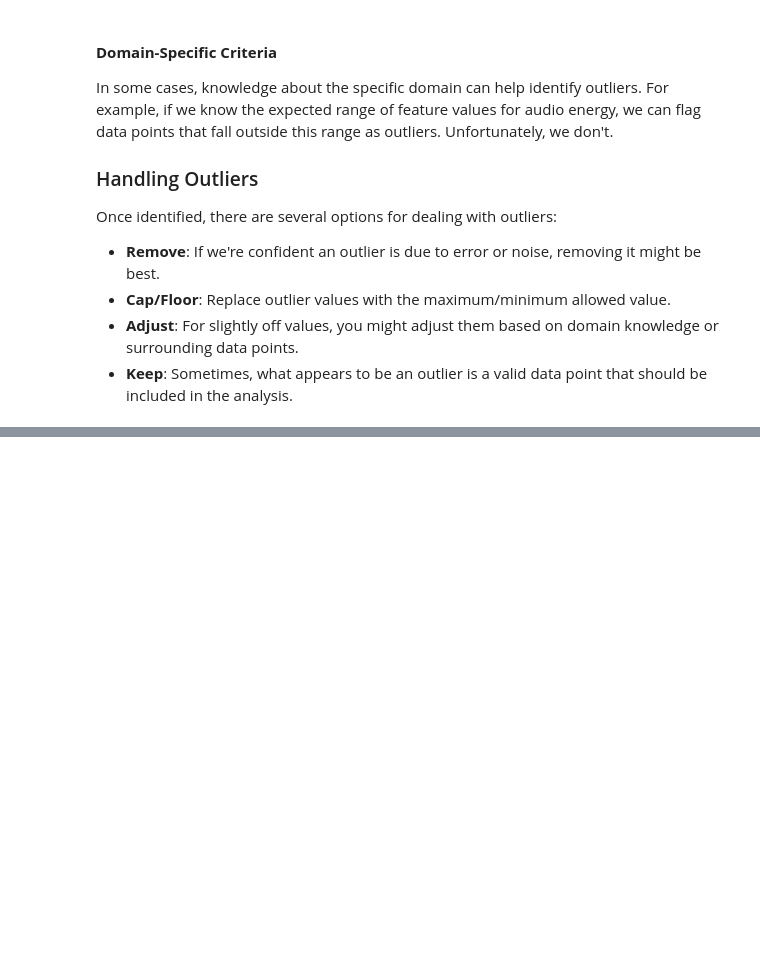
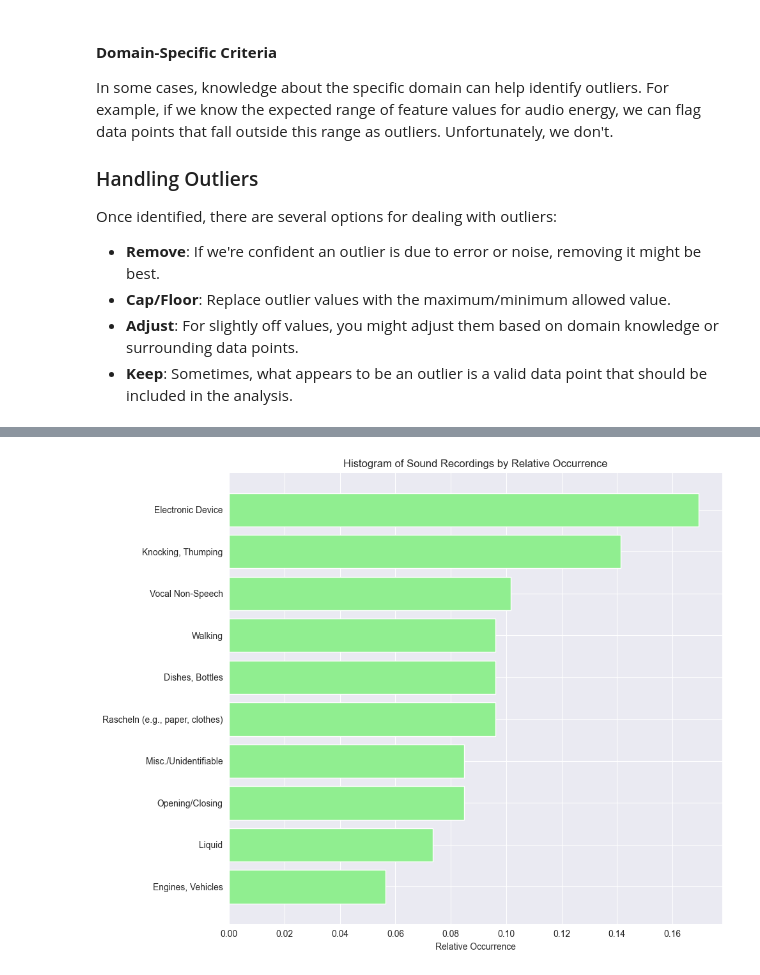
Before and after one commit to wolfram-laube/mlpc-project_team-park, a Jupyter notebook: task_2/report_wolfram.ipynb, the cells around one changed output, grey strips where cells are left out. Cells and saved outputs as stored; diff of their text form; code cells hidden in the pictures; blank space fills up the shorter version.

Commit message:
added categorization and histogram for "other" sounds

```diff
--- a/task_2/report_wolfram.ipynb
+++ b/task_2/report_wolfram.ipynb
@@ -419 +439,36 @@ Once identified, there are several options for dealing with outliers:
+# %%
+import matplotlib.pyplot as plt
+
+# Data for sound recordings
+sounds = {
+    "Knocking, Thumping": 25,
+    "Liquid": 13,
+    "Electronic Device": 30,
+    "Rascheln (e.g., paper, clothes)": 17,
+    "Opening/Closing": 15,
+    "Dishes, Bottles": 17,
+    "Vocal Non-Speech": 18,
+    "Misc./Unidentifiable": 15,
+    "Walking": 17,
+    "Engines, Vehicles": 10
+}
+
+# Sorting the sounds by their occurrences
+sounds_sorted = dict(sorted(sounds.items(), key=lambda item: item[1]))
+
+# Calculating total number of occurrences for normalization
+total_occurrences = sum(sounds_sorted.values())
+
+# Calculating relative occurrences
+relative_occurrences = {sound: count / total_occurrences for sound, count in sounds_sorted.items()}
+
+# Creating the histogram for relative occurrences
+plt.figure(figsize=(10, 8))
+plt.barh(list(relative_occurrences.keys()), list(relative_occurrences.values()), color='lightgreen')
+plt.xlabel('Relative Occurrence')
+plt.title('Histogram of Sound Recordings by Relative Occurrence')
+plt.tight_layout()
+plt.show()
+# %% [output]
+[figure, added]
 # %% [markdown]
```
Also changed, not shown: parts of 2 cells of this notebook.
